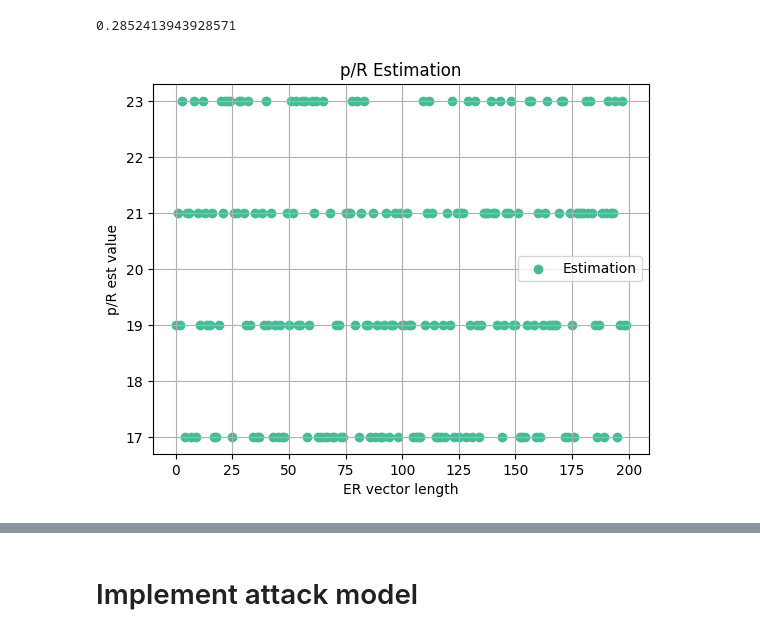
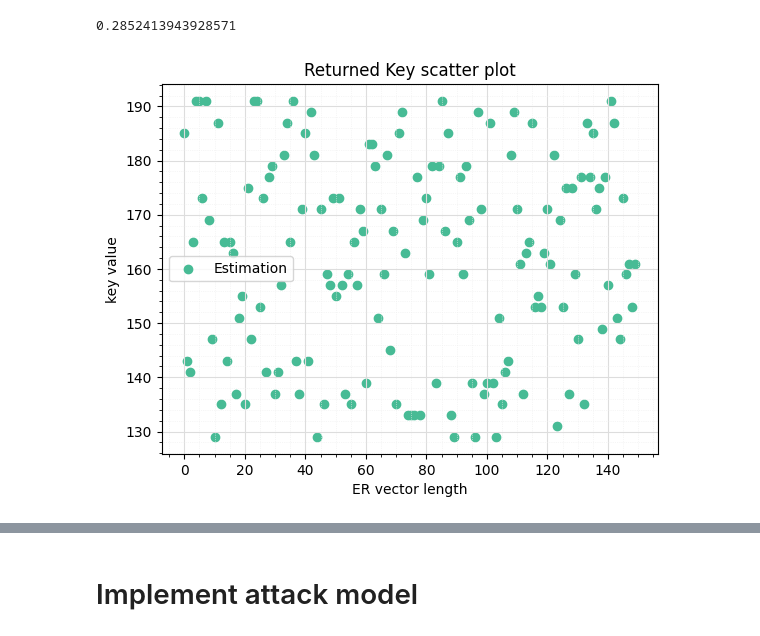
Before and after one commit to JJFigpad/RSA-Cryptosystem-Using-Markov-Chain-Model, a Jupyter notebook: Paper_algs.ipynb, the cells around one changed output, grey strips where cells are left out. Drawn from its saved outputs; the diff is of its cells as text; code cells hidden in the pictures.

```diff
--- a/Paper_algs.ipynb
+++ b/Paper_algs.ipynb
@@ -620,22 +619,24 @@ def Attack_u2(ER):
     k_est.reverse()
     return (k_est, convert(k_est))
 # %%
-x = list(range(200))
+x = list(range(150))
 y = []
 N = []
 s = (0,1)
 for j in x:
-    N.append([choice(s),choice(s),choice(s),choice(s),choice(s),choice(s),choice(s),choice(s)])
+    N.append([choice(s),choice(s),choice(s),choice(s),choice(s),choice(s),choice(s),choice(s),
+             choice(s),choice(s),choice(s),choice(s),choice(s),choice(s)])
     y.append(Attack_u2(N)[1])
 # %%
 plt.scatter(x, y, color='#47BB95', label='Estimation')
-#plt.axhline(y = mean1, color='red', linestyle='--', label='Mean')
-plt.title('p/R Estimation')
+plt.title('Returned Key scatter plot')
 plt.xlabel('ER vector length')
-plt.ylabel('p/R est value')
-plt.grid(True)
+plt.ylabel('key value')
+plt.grid(which='major', color='#DDDDDD', linewidth=0.8)
+plt.grid(which='minor', color='#EEEEEE', linestyle=':', linewidth=0.5)
+plt.minorticks_on()
 plt.legend()
 
 plt.show()
 # %% [output]
-[figure, old version]
+[figure, new version]
```
Also changed, not shown: parts of 13 cells of this notebook.
